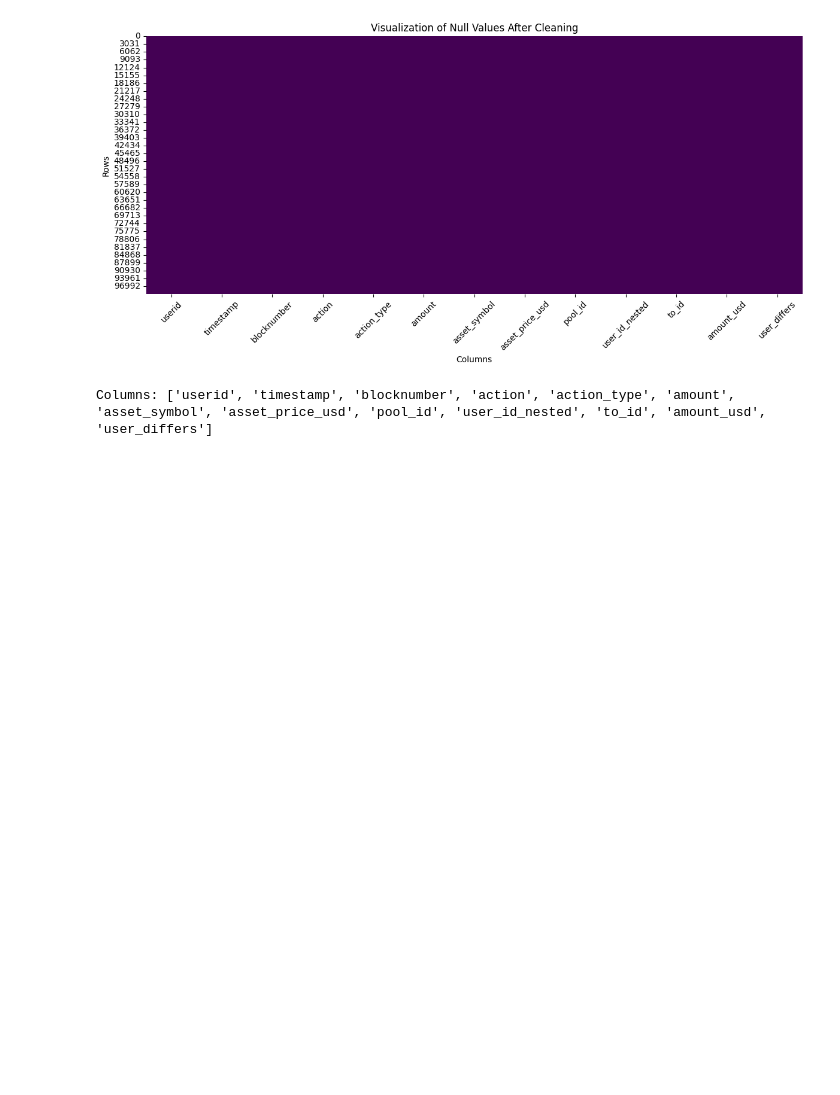
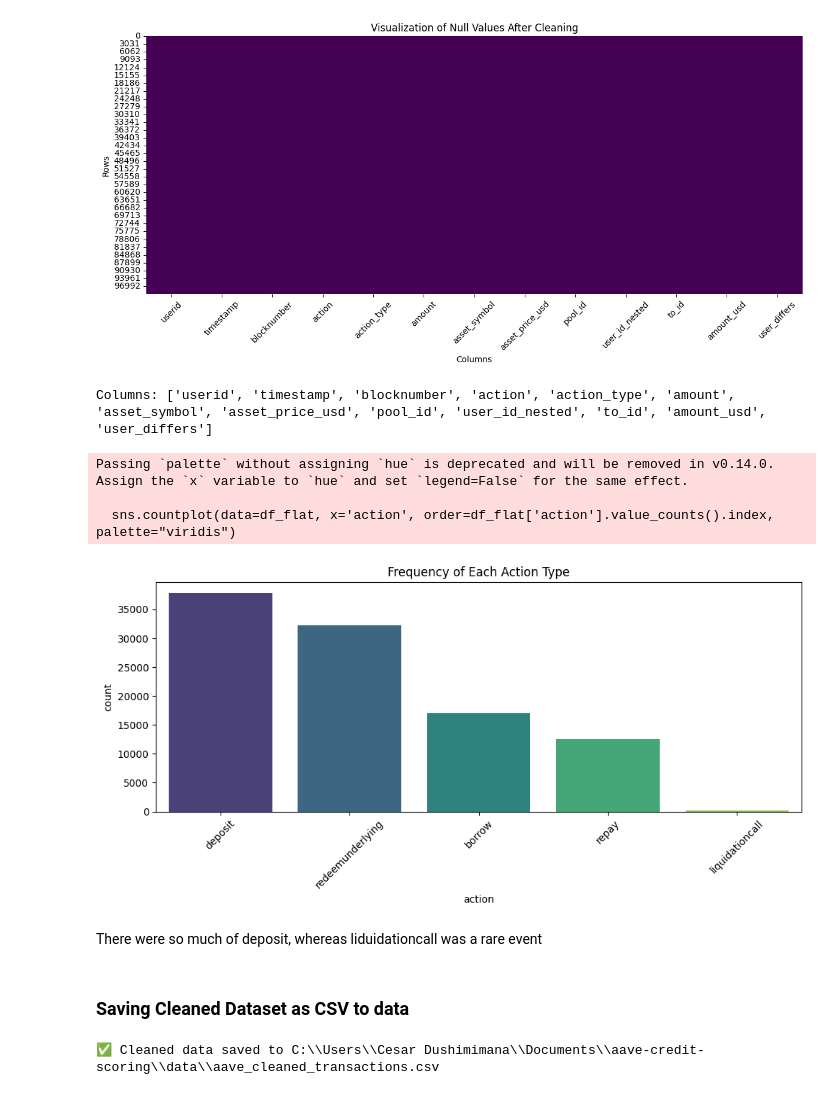
Before and after one commit to cesardushime/aave-credit-scoring, a Jupyter notebook: notebooks/data_cleaning.ipynb, the cells around one changed output. Drawn from its saved outputs; the diff is of its cells as text; code cells hidden in the pictures; blank space fills up the shorter version.

Commit message:
CSV of cleaned data for EDA purpose

```diff
--- a/notebooks/data_cleaning.ipynb
+++ b/notebooks/data_cleaning.ipynb
@@ -326,3 +326,32 @@ plt.show()
 print("Columns:", df_flat.columns.tolist())
 # %% [output]
 Columns: ['userid', 'timestamp', 'blocknumber', 'action', 'action_type', 'amount', 'asset_symbol', 'asset_price_usd', 'pool_id', 'user_id_nested', 'to_id', 'amount_usd', 'user_differs']
+# %%
+# visualization of action types
+plt.figure(figsize=(10, 5))
+sns.countplot(data=df_flat, x='action', order=df_flat['action'].value_counts().index, palette="viridis")
+plt.xticks(rotation=45)
+plt.title('Frequency of Each Action Type')
+plt.tight_layout()
+plt.show()
+# %% [output]
+Passing `palette` without assigning `hue` is deprecated and will be removed in v0.14.0. Assign the `x` variable to `hue` and set `legend=False` for the same effect.
+
+  sns.countplot(data=df_flat, x='action', order=df_flat['action'].value_counts().index, palette="viridis")
+[figure, added]
+# %% [markdown]
+There were so much of deposit, whereas liduidationcall was a rare event
+# %% [markdown]
+### Saving Cleaned Dataset as CSV to data
+# %%
+# save cleaned data to CSV
+
+save_path = r"C:\\Users\\Cesar Dushimimana\\Documents\\aave-credit-scoring\\data\\aave_cleaned_transactions.csv"
+
+# Save the cleaned data
+df_flat.to_csv(save_path, index=False)
+
+
+print(f"✅ Cleaned data saved to {save_path}")
+# %% [output]
+✅ Cleaned data saved to C:\\Users\\Cesar Dushimimana\\Documents\\aave-credit-scoring\\data\\aave_cleaned_transactions.csv
```
Also changed, not shown: 2 other files.
